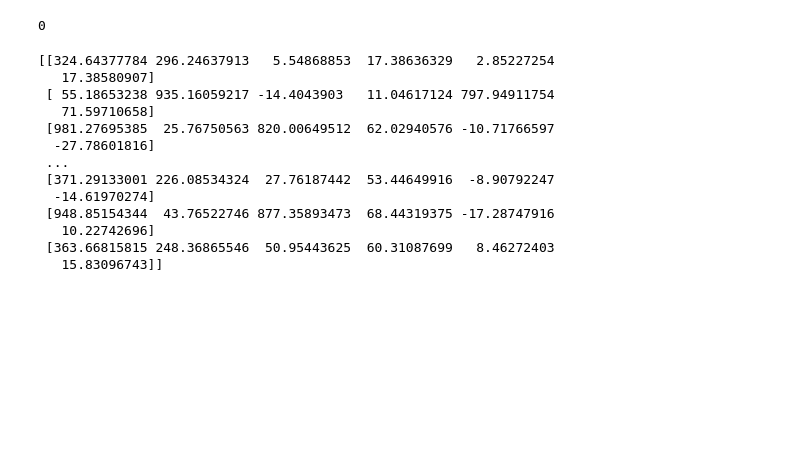
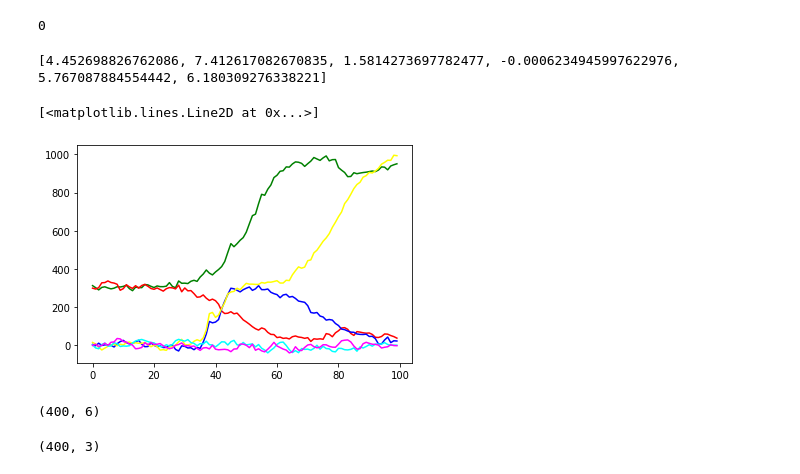
Before and after one commit to callummarvell/CompBio, a Jupyter notebook: Lab3_SGTog.ipynb, the cells around one changed output. Drawn from its saved outputs; the diff is of its cells as text; code cells hidden in the pictures; blank space fills up the shorter version.

Commit message:
implemented spectral embedding rather than diffusion maps for dimensionality reduction

```diff
--- a/Lab3_SGTog.ipynb
+++ b/Lab3_SGTog.ipynb
@@ -73,17 +73,39 @@ def fixGenes(genes, genarr):
+# %%
+singrun = []
+genes = {"A":300,"B":300,"C":0,"D":0,"E":0,"F":0}
+genarr = list(genes.values())
+print(diffs)
+for t in range(tmin,100):
+    diffs = compDs()
+    for g in range(len(genes)):
+        y = genarr[g] + (diffs[g]*deltt) + (sigma*np.sqrt(deltt)*random.gauss(0,1))
+        genarr[g] = y
+    #print(genes)
+    genes = fixGenes(genes,genarr)
+    singrun.append(genarr[:])
+    #print(singrun)
+singrun = np.array(singrun)
+#print(singrun)
+fig = plt.figure()
+plt.plot(singrun[:,0], color='green')
+plt.plot(singrun[:,1], color='red')
+plt.plot(singrun[:,2], color='blue')
+plt.plot(singrun[:,3], color='yellow')
+plt.plot(singrun[:,4], color='cyan')
+plt.plot(singrun[:,5], color='magenta')
+# %% [output]
+[4.452698826762086, 7.412617082670835, 1.5814273697782477, -0.0006234945997622976, 5.767087884554442, 6.180309276338221]
+[<matplotlib.lines.Line2D at 0x...>]
+[figure, added]
 # %%
-sixdim = np.array(sixdim)
-print(sixdim)
+sixdim = np.round(np.array(sixdim),2)
+print(sixdim.shape)
 # %% [output]
-[[324.64377784 296.24637913   5.54868853  17.38636329   2.85227254
-   17.38580907]
- [ 55.18653238 935.16059217 -14.4043903   11.04617124 797.94911754
-   71.59710658]
- [981.27695385  25.76750563 820.00649512  62.02940576 -10.71766597
-  -27.78601816]
- ...
- [371.29133001 226.08534324  27.76187442  53.44649916  -8.90792247
-  -14.61970274]
- [948.85154344  43.76522746 877.35893473  68.44319375 -17.28747916
-   10.22742696]
- [363.66815815 248.36865546  50.95443625  60.31087699   8.46272403
-   15.83096743]]
+(400, 6)
+# %%
+from sklearn.manifold import SpectralEmbedding
+embedding = SpectralEmbedding(n_components=3)
+transformed = embedding.fit_transform(sixdim)
+print(transformed.shape)
+# %% [output]
+(400, 3)
```
Also changed, not shown: parts of 7 cells of this notebook, 1 other file.
